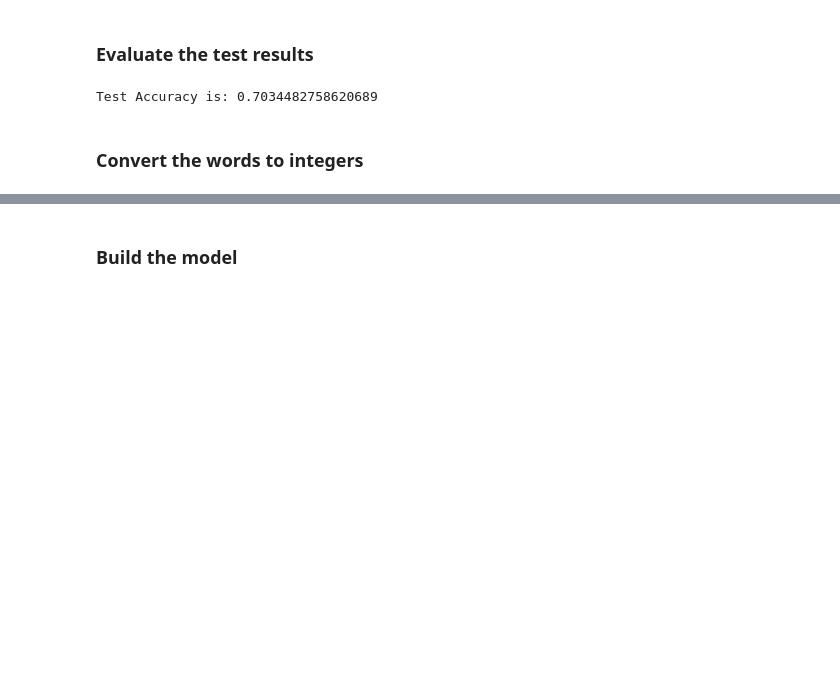
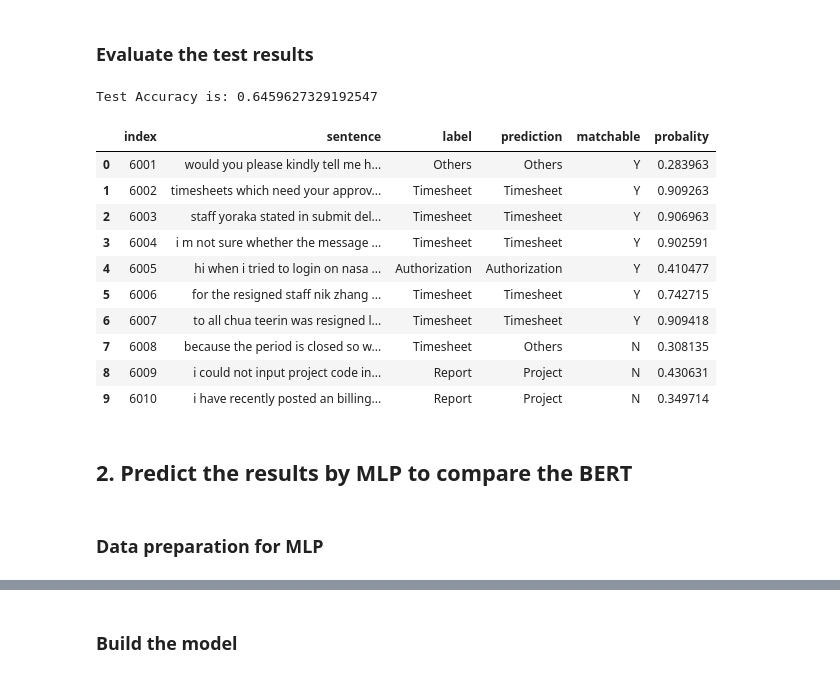
Before and after one commit to Jimmyshiai/deeplearning, a Jupyter notebook: 04_BERT/BERT_email_classification.ipynb, the cells around one changed output, grey strips where cells are left out. Drawn from its saved outputs; the diff is of its cells as text; code cells hidden in the pictures; blank space fills up the shorter version.

```diff
--- a/04_BERT/BERT_email_classification.ipynb
+++ b/04_BERT/BERT_email_classification.ipynb
@@ -132,22 +137,62 @@ print(encoder.classes_)
 # %% [markdown]
 ### Evaluate the test results
 # %%
+"""
+The process is, running training and testing in command, then back to this block to run the following code.
+"""
 ## After running prediction, the file "test_results.tsv" is produced, which can be used to compare the result
-test_result_pd=pd.read_csv('/Users/patrick/documents/github/bert/tmp/BB-8_output/test_results.tsv', sep='\t',header=None)
+test_result_pd=pd.read_csv('/Users/patrick/documents/github/bert/tmp/BB-8_output/test_results.tsv',
+                           sep='\t',header=None)
 test_result_pd.columns=['Authorization','Others','Project',
                         'Report','Resource','SAP_HR','Subcon','Timesheet','non-issue']
 # %%
 prediction=pd.DataFrame(test_result_pd.idxmax(axis=1),columns=['prediction'])
-# %%
-x=0
-for i in range(test_product.shape[0]):
-    if prediction.iloc[i][0]==test_product.iloc[i]:
-        x +=1
-print("Test Accuracy is:",x/i)
-# %% [output]
-Test Accuracy is: 0.7034482758620689
-# %% [markdown]
-### Convert the words to integers
+# %%
+prediction=pd.DataFrame({'prediction':test_result_pd.idxmax(axis=1),'probality':np.max(test_result_pd,axis=1)})
+# %%
+# Identify the matchable records in test file for the further investigation or comparison with other algorithms' result.
+x=0
+for i in range(test_product.shape[0]):
+    if prediction.iloc[i][0]==test_product.iloc[i]:
+        x +=1
+print("Test Accuracy is:",x/i)
+
+test_result_BERT=pd.DataFrame(columns=['index','sentence','label','prediction','matchable','probality'])
+
+with open('test_results_bert.tsv', 'w', newline='') as f_output:
+    tsv_output = csv.writer(f_output, delimiter='\t')
+    for i in range(test_narrative.shape[0]+1):
+        if i==0:
+            tsv_output.writerow(['index','sentence','label','prediction','matchable','probality'])
+        else:
+            if test_product.iloc[i-1]==prediction.iloc[i-1][0]:
+                matchable='Y'
+            else:
+                matchable='N'
+            tsv_output.writerow([str(6000+i),test_narrative.iloc[i-1],test_product.iloc[i-1],
+                                 prediction.iloc[i-1][0],matchable,prediction.iloc[i-1][1]])
+            test_result_BERT.loc[i-1]=[str(6000+i),test_narrative.iloc[i-1],test_product.iloc[i-1],
+                                 prediction.iloc[i-1][0],matchable,prediction.iloc[i-1][1]]
+# %% [output]
+Test Accuracy is: 0.6459627329192547
+# %%
+test_result_BERT.head(10)
+# %% [output]
+|  | index | sentence | label | prediction | matchable | probality |
+| 0 | 6001 | would you please kindly tell me h... | Others | Others | Y | 0.283963 |
+| 1 | 6002 | timesheets which need your approv... | Timesheet | Timesheet | Y | 0.909263 |
+| 2 | 6003 | staff yoraka stated in submit del... | Timesheet | Timesheet | Y | 0.906963 |
+| 3 | 6004 | i m not sure whether the message ... | Timesheet | Timesheet | Y | 0.902591 |
+| 4 | 6005 | hi when i tried to login on nasa ... | Authorization | Authorization | Y | 0.410477 |
+| 5 | 6006 | for the resigned staff nik zhang ... | Timesheet | Timesheet | Y | 0.742715 |
+| 6 | 6007 | to all chua teerin was resigned l... | Timesheet | Timesheet | Y | 0.909418 |
+| 7 | 6008 | because the period is closed so w... | Timesheet | Others | N | 0.308135 |
+| 8 | 6009 | i could not input project code in... | Report | Project | N | 0.430631 |
+| 9 | 6010 | i have recently posted an billing... | Report | Project | N | 0.349714 |
+# %% [markdown]
+## 2. Predict the results by MLP to compare the BERT
+# %% [markdown]
+### Data preparation for MLP
 # %%
 # Find out the maximum words for the dimension of word vectors
 def text2word(doc):
```
Also changed, not shown: parts of 33 cells of this notebook, 17 other files.
